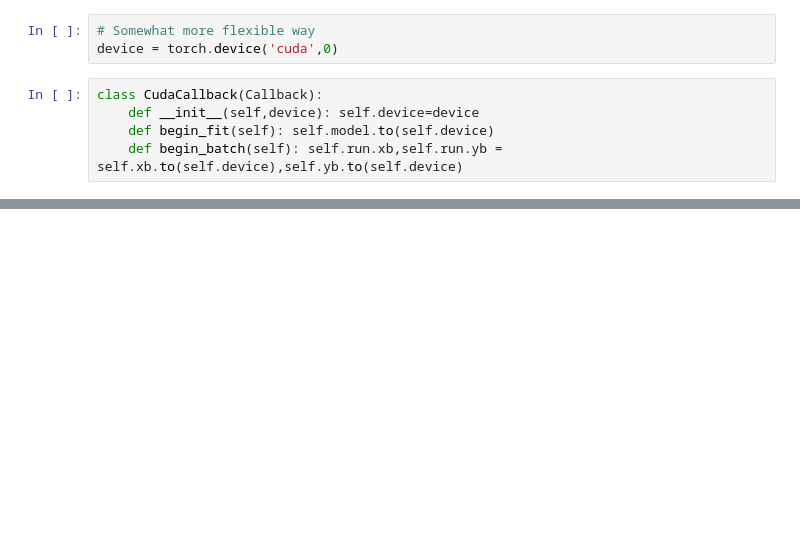
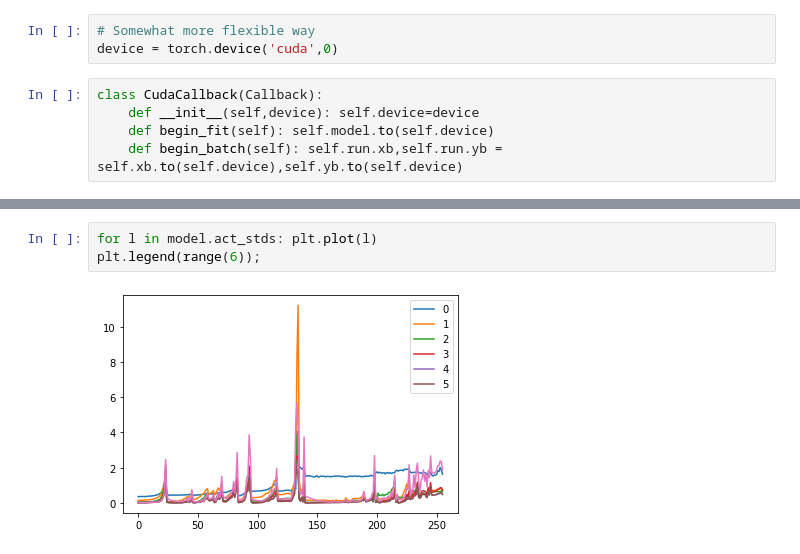
Before and after one commit to jkuzmanovik/fastdeep, a Jupyter notebook: 06_cuda_cnn_hooks_init.ipynb, the cells around one changed output, grey strips where cells are left out. Cells and saved outputs as stored; diff of their text form; blank space fills up the shorter version.

```diff
--- a/06_cuda_cnn_hooks_init.ipynb
+++ b/06_cuda_cnn_hooks_init.ipynb
@@ -82,0 +211,5 @@ RuntimeError: Found no NVIDIA driver on your system. Please check that you have
+# %%
+for l in model.act_stds: plt.plot(l)
+plt.legend(range(6));
+# %% [output]
+[figure, added]
```
Also changed, not shown: parts of 21 cells of this notebook.
